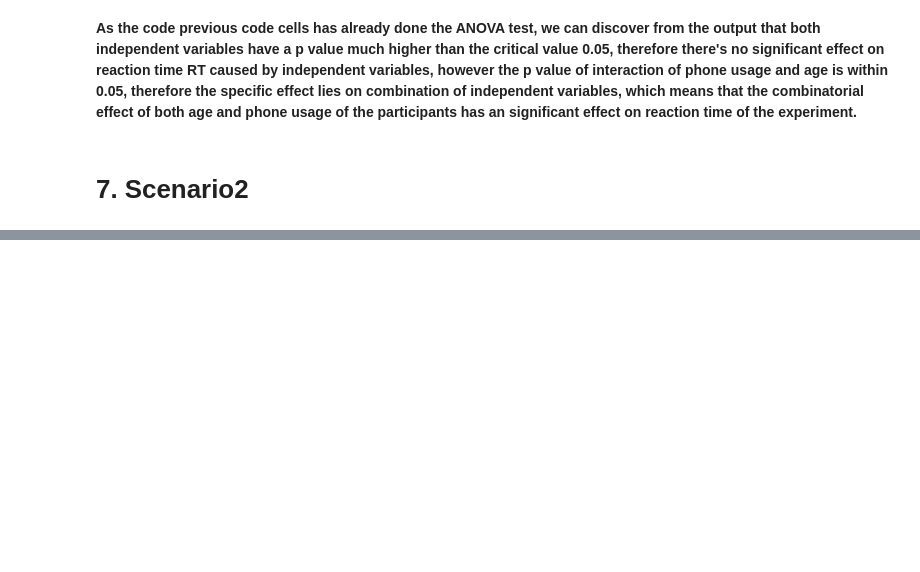
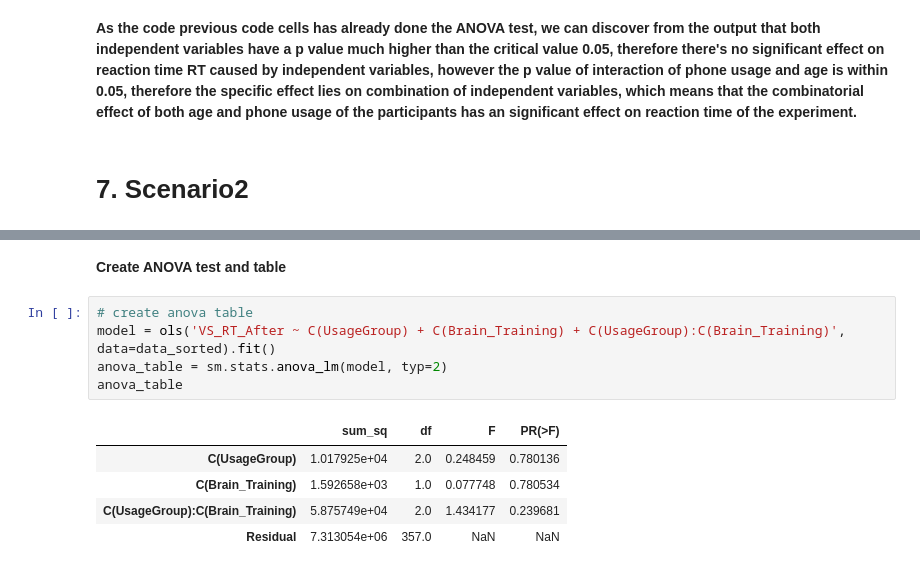
Before and after one commit to ChloeH719/Mathematics-and-Statistics, a Jupyter notebook: inclass_assignment1.ipynb, the cells around one changed output, grey strips where cells are left out. Cells and saved outputs as stored; diff of their text form; blank space fills up the shorter version.

```diff
--- a/inclass_assignment1.ipynb
+++ b/inclass_assignment1.ipynb
@@ -596,0 +678,13 @@ Levene's Test for Homogeneity of Variances p-value: 1.8881695590817728e-06
+# %% [markdown]
+**Create ANOVA test and table**
+# %%
+# create anova table
+model = ols('VS_RT_After ~ C(UsageGroup) + C(Brain_Training) + C(UsageGroup):C(Brain_Training)', data=data_sorted).fit()
+anova_table = sm.stats.anova_lm(model, typ=2)
+anova_table
+# %% [output]
+|  | sum_sq | df | F | PR(>F) |
+| C(UsageGroup) | 1.017925e+04 | 2.0 | 0.248459 | 0.780136 |
+| C(Brain_Training) | 1.592658e+03 | 1.0 | 0.077748 | 0.780534 |
+| C(UsageGroup):C(Brain_Training) | 5.875749e+04 | 2.0 | 1.434177 | 0.239681 |
+| Residual | 7.313054e+06 | 357.0 | NaN | NaN |
```
Also changed, not shown: parts of 10 cells of this notebook.
